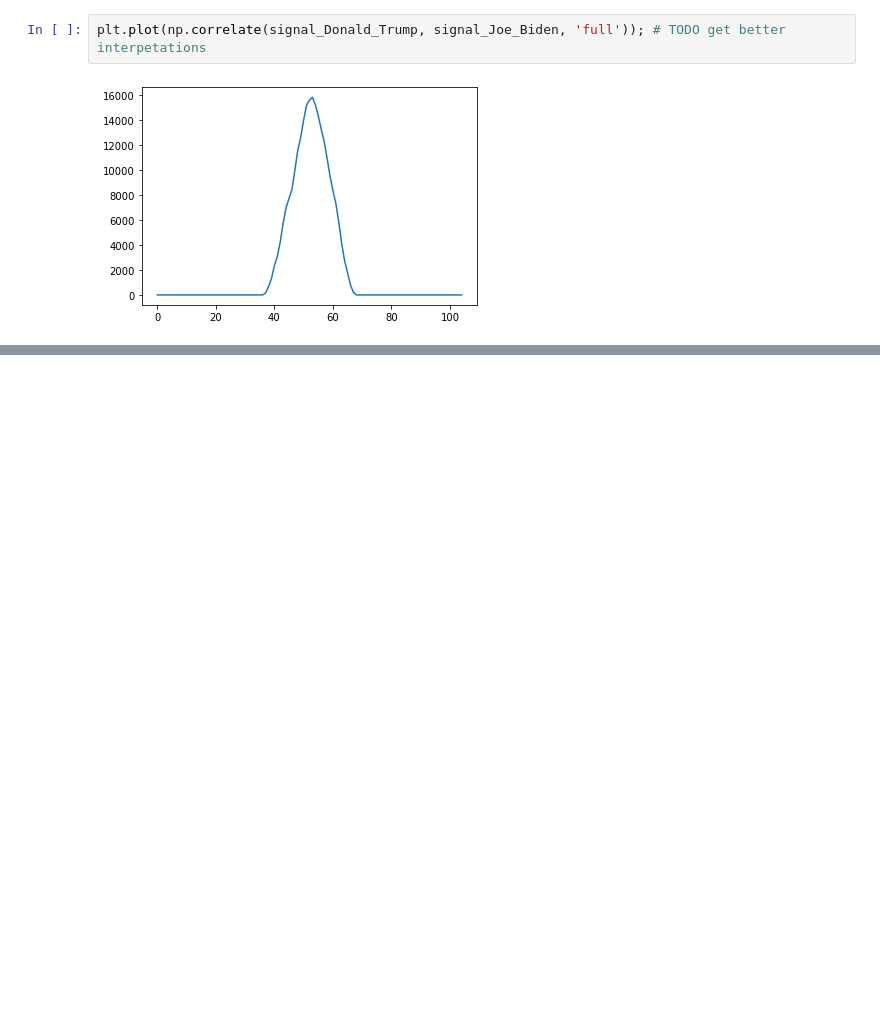
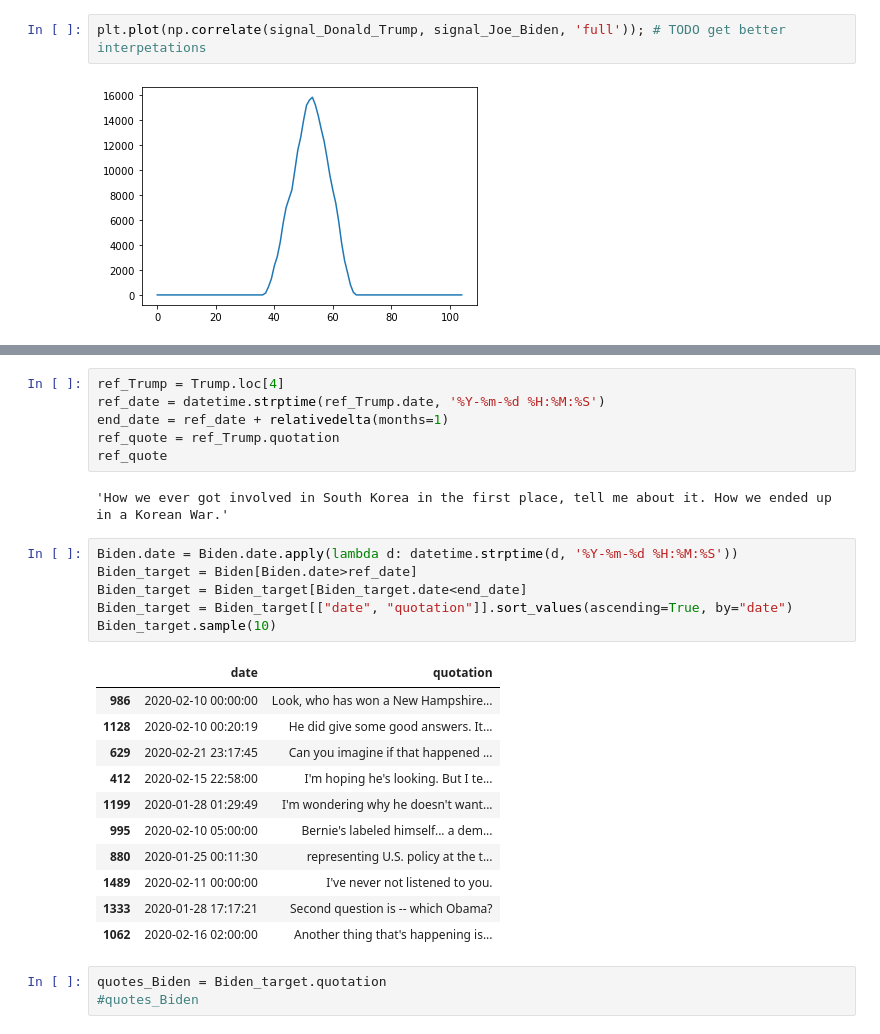
Before and after one commit to epfl-ada/ada-2021-project-sunshine-analytica, a Jupyter notebook: HW2ADA.ipynb, the cells around one changed output, grey strips where cells are left out. Cells and saved outputs as stored; diff of their text form; blank space fills up the shorter version.

```diff
--- a/HW2ADA.ipynb
+++ b/HW2ADA.ipynb
@@ -41,0 +83,29 @@ plt.plot(np.correlate(signal_Donald_Trump, signal_Joe_Biden, 'full')); # TODO ge
+# %%
+ref_Trump = Trump.loc[4]
+ref_date = datetime.strptime(ref_Trump.date, '%Y-%m-%d %H:%M:%S')
+end_date = ref_date + relativedelta(months=1)
+ref_quote = ref_Trump.quotation
+ref_quote
+# %% [output]
+'How we ever got involved in South Korea in the first place, tell me about it. How we ended up in a Korean War.'
+# %%
+Biden.date = Biden.date.apply(lambda d: datetime.strptime(d, '%Y-%m-%d %H:%M:%S'))
+Biden_target = Biden[Biden.date>ref_date]
+Biden_target = Biden_target[Biden_target.date<end_date]
+Biden_target = Biden_target[["date", "quotation"]].sort_values(ascending=True, by="date")
+Biden_target.sample(10)
+# %% [output]
+|  | date | quotation |
+| 986 | 2020-02-10 00:00:00 | Look, who has won a New Hampshire... |
+| 1128 | 2020-02-10 00:20:19 | He did give some good answers. It... |
+| 629 | 2020-02-21 23:17:45 | Can you imagine if that happened ... |
+| 412 | 2020-02-15 22:58:00 | I'm hoping he's looking. But I te... |
+| 1199 | 2020-01-28 01:29:49 | I'm wondering why he doesn't want... |
+| 995 | 2020-02-10 05:00:00 | Bernie's labeled himself... a dem... |
+| 880 | 2020-01-25 00:11:30 | representing U.S. policy at the t... |
+| 1489 | 2020-02-11 00:00:00 | I've never not listened to you. |
+| 1333 | 2020-01-28 17:17:21 | Second question is -- which Obama? |
+| 1062 | 2020-02-16 02:00:00 | Another thing that's happening is... |
+# %%
+quotes_Biden = Biden_target.quotation
+#quotes_Biden
```
Also changed, not shown: parts of 14 cells of this notebook, 2 other files.
